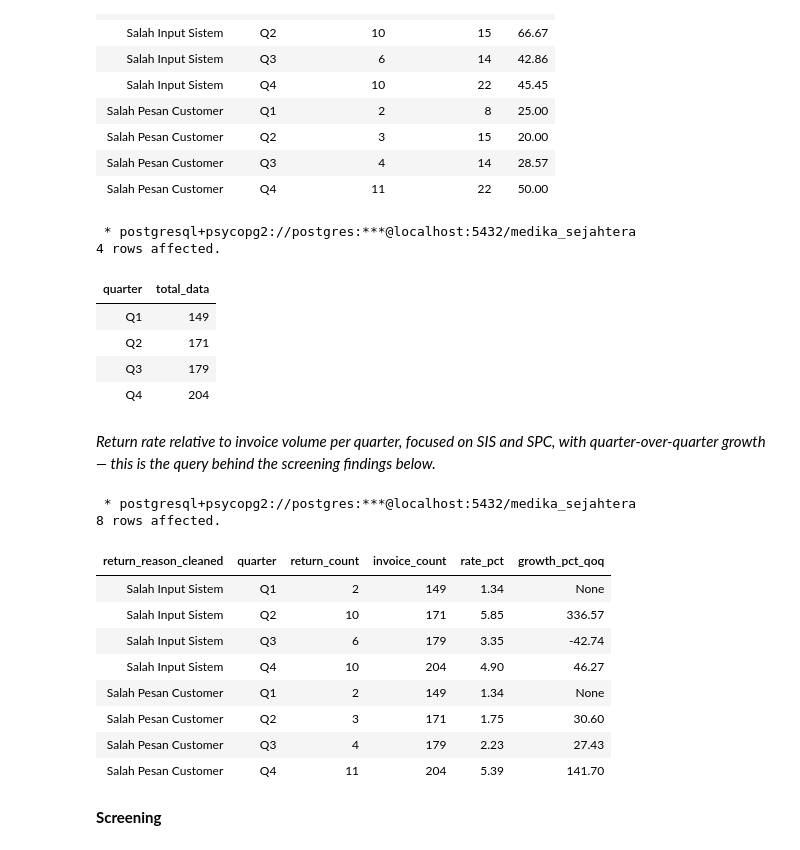
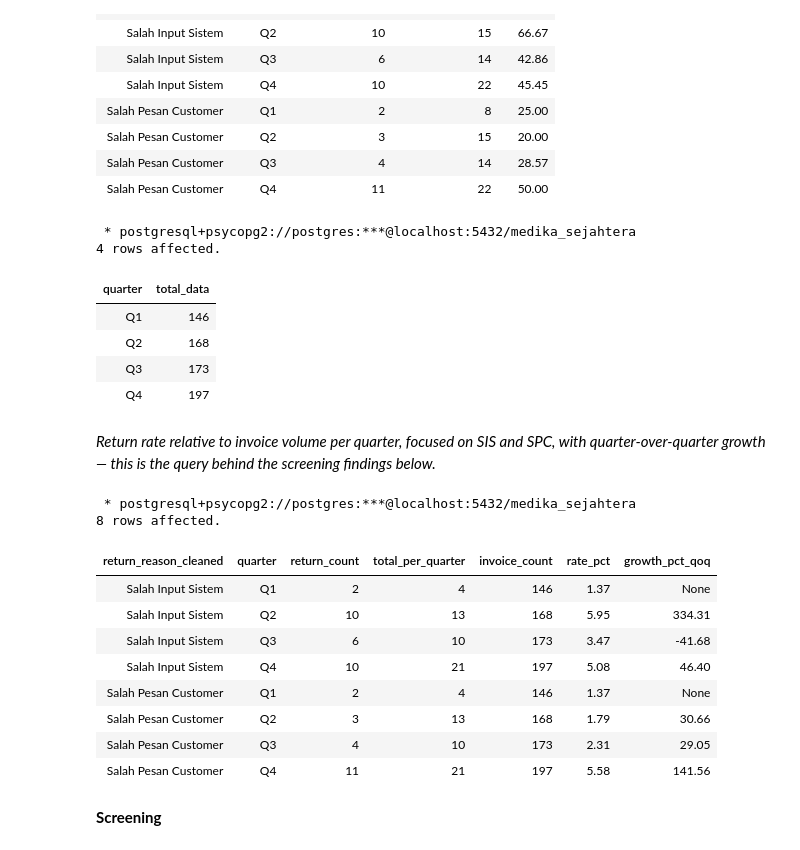
Before and after one commit to Rpfitrah/return-analysis-medika-sejahtera, a Jupyter notebook: Notebook/EDA.ipynb, the cells around one changed output. Saved outputs shown, nothing was run; the diff lists cells and outputs as text; code cells hidden in the pictures.

Commit message:
correct several datas

```diff
--- a/Notebook/EDA.ipynb
+++ b/Notebook/EDA.ipynb
@@ -153,7 +153,7 @@ SELECT
         WHEN EXTRACT(MONTH FROM invoice_date) BETWEEN 7 AND 9 THEN 'Q3'
         WHEN EXTRACT(MONTH FROM invoice_date) BETWEEN 10 AND 12 THEN 'Q4'
     END AS quarter,
-    COUNT(*) AS total_data
+    COUNT(DISTINCT invoice_id) AS total_data
 FROM
     invoice_data
 GROUP BY
@@ -164,10 +164,10 @@ ORDER BY
  * postgresql+psycopg2://postgres:***@localhost:5432/medika_sejahtera
 4 rows affected.
 | quarter | total_data |
-| Q1 | 149 |
-| Q2 | 171 |
-| Q3 | 179 |
-| Q4 | 204 |
+| Q1 | 146 |
+| Q2 | 168 |
+| Q3 | 173 |
+| Q4 | 197 |
 # %% [markdown]
 *Return rate relative to invoice volume per quarter, focused on SIS and SPC, with quarter-over-quarter growth — this is the query behind the screening findings below.*
 # %%
@@ -193,50 +193,51 @@ invoice_by_quarter AS (
             WHEN EXTRACT(MONTH FROM invoice_date) BETWEEN 7 AND 9 THEN 'Q3'
             WHEN EXTRACT(MONTH FROM invoice_date) BETWEEN 10 AND 12 THEN 'Q4'
         END AS quarter,
-        COUNT(*) AS invoice_count
+        COUNT(DISTINCT invoice_id) AS invoice_count
     FROM invoice_data
     GROUP BY quarter
 ),
 rate_by_quarter AS (
     SELECT
         rq.return_reason_cleaned,
         rq.quarter,
         rq.return_count,
         iq.invoice_count,
         ROUND(
             (rq.return_count::numeric * 100) / NULLIF(iq.invoice_count, 0)::numeric,
             2
         ) AS rate_pct
     FROM return_by_reason_quarter rq
     JOIN invoice_by_quarter iq ON rq.quarter = iq.quarter
 )
 SELECT
     return_reason_cleaned,
     quarter,
     return_count,
+    SUM(return_count) OVER (PARTITION BY quarter) AS total_per_quarter,
     invoice_count,
     rate_pct,
     ROUND(
         (rate_pct - LAG(rate_pct) OVER (PARTITION BY return_reason_cleaned ORDER BY quarter))
         / NULLIF(LAG(rate_pct) OVER (PARTITION BY return_reason_cleaned ORDER BY quarter), 0)
         * 100,
         2
     ) AS growth_pct_qoq
 FROM rate_by_quarter
 WHERE return_reason_cleaned IN ('Salah Input Sistem', 'Salah Pesan Customer')
-ORDER BY return_reason_cleaned, quarter;
+ORDER BY return_reason_cleaned, quarter
 # %% [output]
  * postgresql+psycopg2://postgres:***@localhost:5432/medika_sejahtera
 8 rows affected.
-| return_reason_cleaned | quarter | return_count | invoice_count | rate_pct | growth_pct_qoq |
-| Salah Input Sistem | Q1 | 2 | 149 | 1.34 | None |
-| Salah Input Sistem | Q2 | 10 | 171 | 5.85 | 336.57 |
-| Salah Input Sistem | Q3 | 6 | 179 | 3.35 | -42.74 |
-| Salah Input Sistem | Q4 | 10 | 204 | 4.90 | 46.27 |
-| Salah Pesan Customer | Q1 | 2 | 149 | 1.34 | None |
-| Salah Pesan Customer | Q2 | 3 | 171 | 1.75 | 30.60 |
-| Salah Pesan Customer | Q3 | 4 | 179 | 2.23 | 27.43 |
-| Salah Pesan Customer | Q4 | 11 | 204 | 5.39 | 141.70 |
+| return_reason_cleaned | quarter | return_count | total_per_quarter | invoice_count | rate_pct | growth_pct_qoq |
+| Salah Input Sistem | Q1 | 2 | 4 | 146 | 1.37 | None |
+| Salah Input Sistem | Q2 | 10 | 13 | 168 | 5.95 | 334.31 |
+| Salah Input Sistem | Q3 | 6 | 10 | 173 | 3.47 | -41.68 |
+| Salah Input Sistem | Q4 | 10 | 21 | 197 | 5.08 | 46.40 |
+| Salah Pesan Customer | Q1 | 2 | 4 | 146 | 1.37 | None |
+| Salah Pesan Customer | Q2 | 3 | 13 | 168 | 1.79 | 30.66 |
+| Salah Pesan Customer | Q3 | 4 | 10 | 173 | 2.31 | 29.05 |
+| Salah Pesan Customer | Q4 | 11 | 21 | 197 | 5.58 | 141.56 |
 # %% [markdown]
 **Screening**
 # %% [markdown]
```
Also changed, not shown: parts of 5 cells of this notebook.
